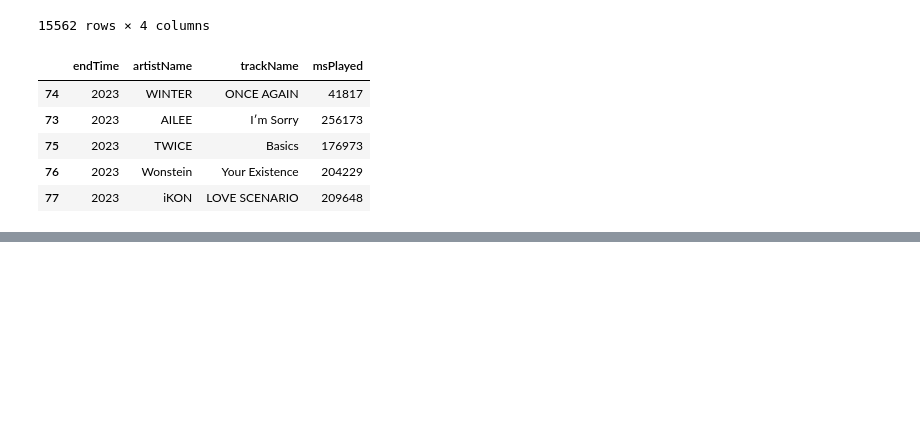
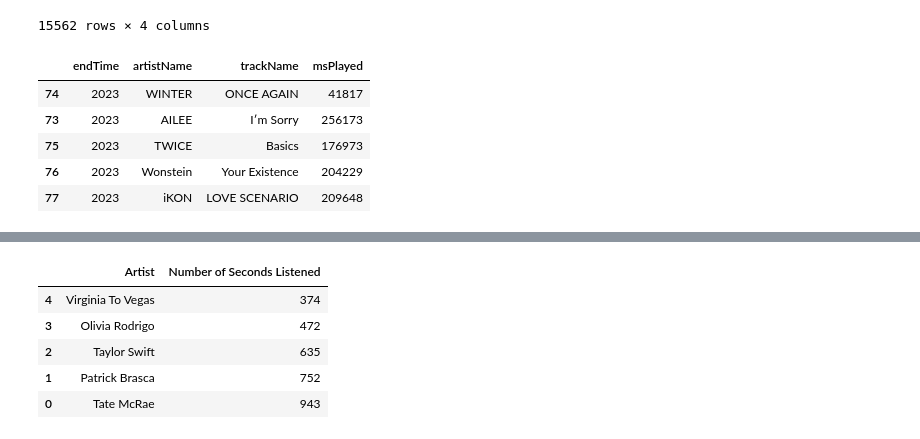
Before and after one commit to kellyhum/spotify-wrapped, a Jupyter notebook: spotify-wrapped.ipynb, the cells around one changed output, grey strips where cells are left out. Saved outputs shown, nothing was run; the diff lists cells and outputs as text; code cells hidden in the pictures; blank space fills up the shorter version.

```diff
--- a/spotify-wrapped.ipynb
+++ b/spotify-wrapped.ipynb
@@ -86,13 +102,21 @@ songs_only
 # %%
 # the basic questions
 
-# top 5 artists?
-all_artists = current_year['artistName'].value_counts() # currently a Series
+# top 5 artists? -------------------------------
+all_artists = songs_only_current_year['artistName'].value_counts() # currently a Series
 
 # set a name for the first column (rename_axis) and rename the second column (reset_index)
-all_artists_renamed = all_artists.rename_axis('Artist').reset_index(name='Number of Tracks Played')
+all_artists_renamed = all_artists.rename_axis('Artist').reset_index(name='Number of Seconds Listened')
 
 # create new dataframe with the top 5 results only
 top_5_artists = all_artists_renamed.loc[:4]
 
-top_5_artists_ascending = top_5_artists.sort_values(by='Number of Tracks Played', ascending=True)
+top_5_artists_ascending = top_5_artists.sort_values(by='Number of Seconds Listened', ascending=True)
+top_5_artists_ascending
+# %% [output]
+|  | Artist | Number of Seconds Listened |
+| 4 | Virginia To Vegas | 374 |
+| 3 | Olivia Rodrigo | 472 |
+| 2 | Taylor Swift | 635 |
+| 1 | Patrick Brasca | 752 |
+| 0 | Tate McRae | 943 |
```
Also changed, not shown: parts of 7 cells of this notebook.
